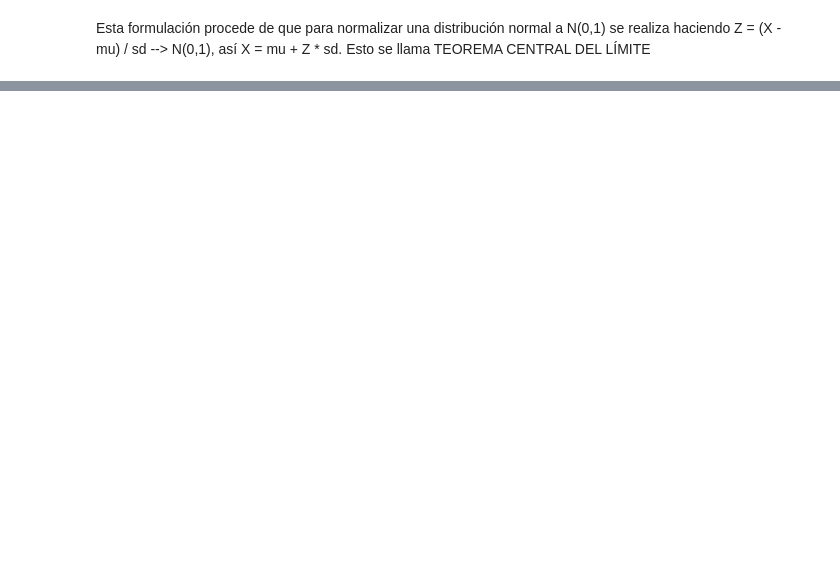
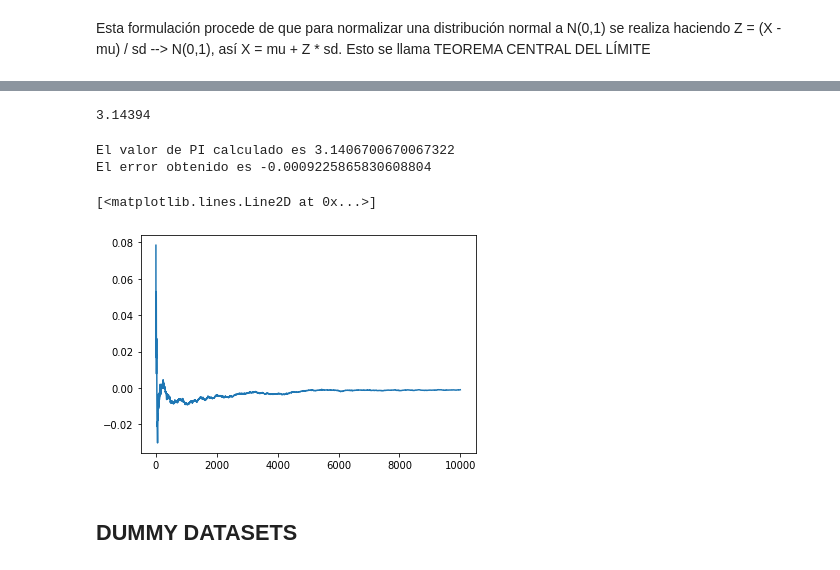
Before and after one commit to javilledo/MachineLearning, a Jupyter notebook: notebooks/t02_02_data_cleaning_funciones_de_probabilidad.ipynb, the cells around one changed output, grey strips where cells are left out. Saved outputs shown, nothing was run; the diff lists cells and outputs as text; code cells hidden in the pictures; blank space fills up the shorter version.

```diff
--- a/notebooks/t02_02_data_cleaning_funciones_de_probabilidad.ipynb
+++ b/notebooks/t02_02_data_cleaning_funciones_de_probabilidad.ipynb
@@ -94,0 +111,66 @@ array([[-0.82460316,  0.80749435, -0.51601231, -0.30128383],
+# %%
+def pi_montecarlo(iteraciones, n): #iteraciones es la vez que hacemos el cálculo de la probabilidad, y n el tamaño de cada muestra
+  aproximaciones_de_pi = []
+  for iter in range(iteraciones):
+    x = np.random.uniform(0,1,n)
+    y = np.random.uniform(0,1,n)
+    results = []
+    for i in range(len(x)):
+      if(x[i]**2+y[i]**2 < 1):
+        results.append(1)
+      else:
+        results.append(0)
+    P = np.sum(results) / n
+    pi = 4 * P
+    aproximaciones_de_pi.append(pi)
+  pi = np.mean(aproximaciones_de_pi)
+  return pi
+pi_montecarlo(10000,200)
+# %% [output]
+3.14394
+# %%
+#A continuación se hace una prueba para ver si converge la media de valores hacia el valor Pi
+pi_teorico = 3.14159265358979323846264338327950288419716939937510
+
+# Creo una función como la anterior pero que en lugar de devolver pi como la media, devuelva todo el array de resultados
+def pi_montecarlo_array(iteraciones, n): #iteraciones es la vez que hacemos el cálculo de la probabilidad, y n el tamaño de cada muestra
+  aproximaciones_de_pi = []
+  for iter in range(iteraciones):
+    x = np.random.uniform(0,1,n)
+    y = np.random.uniform(0,1,n)
+    results = []
+    for i in range(len(x)):
+      if(x[i]**2+y[i]**2 < 1):
+        results.append(1)
+      else:
+        results.append(0)
+    P = np.sum(results) / n
+    pi = 4 * P
+    aproximaciones_de_pi.append(pi)
+  return aproximaciones_de_pi
+
+array = pi_montecarlo_array(10000,200)
+
+#En un array se guardará en cada posición, la media de ese valor con todos los anteriores
+array_de_medias = []
+for i in range(len(array)):
+  if i == 0:
+    array_de_medias.append(array[i])
+  else:
+    array_de_medias.append((array_de_medias[i-1] * (i-1)+ array[i]) / i)
+
+error = [x - pi_teorico for x in array_de_medias]
+
+pi_calculado = array_de_medias[-1]
+error_calculado = error[-1]
+print('El valor de PI calculado es %s' % pi_calculado)
+print('El error obtenido es %s' % error_calculado)
+
+plt.plot(error)
+# %% [output]
+El valor de PI calculado es 3.1406700670067322
+El error obtenido es -0.0009225865830608804
+[<matplotlib.lines.Line2D at 0x...>]
+[figure, added]
+# %% [markdown]
+## DUMMY DATASETS
```
Also changed, not shown: parts of 17 cells of this notebook.
